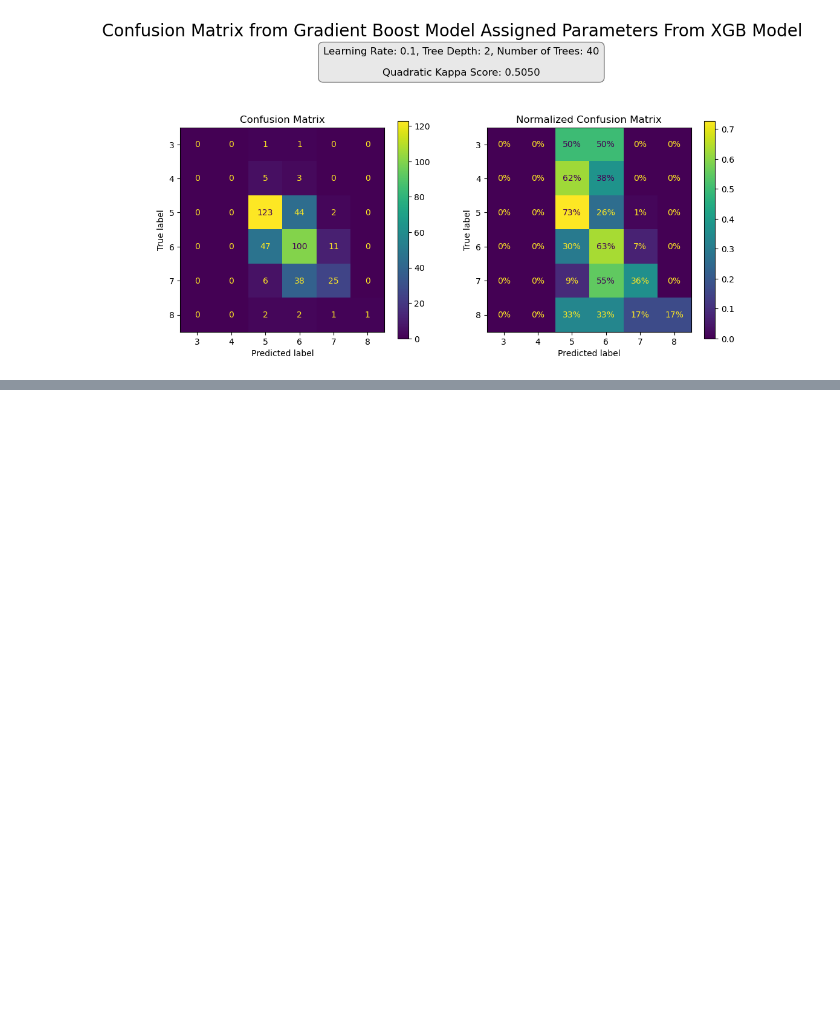
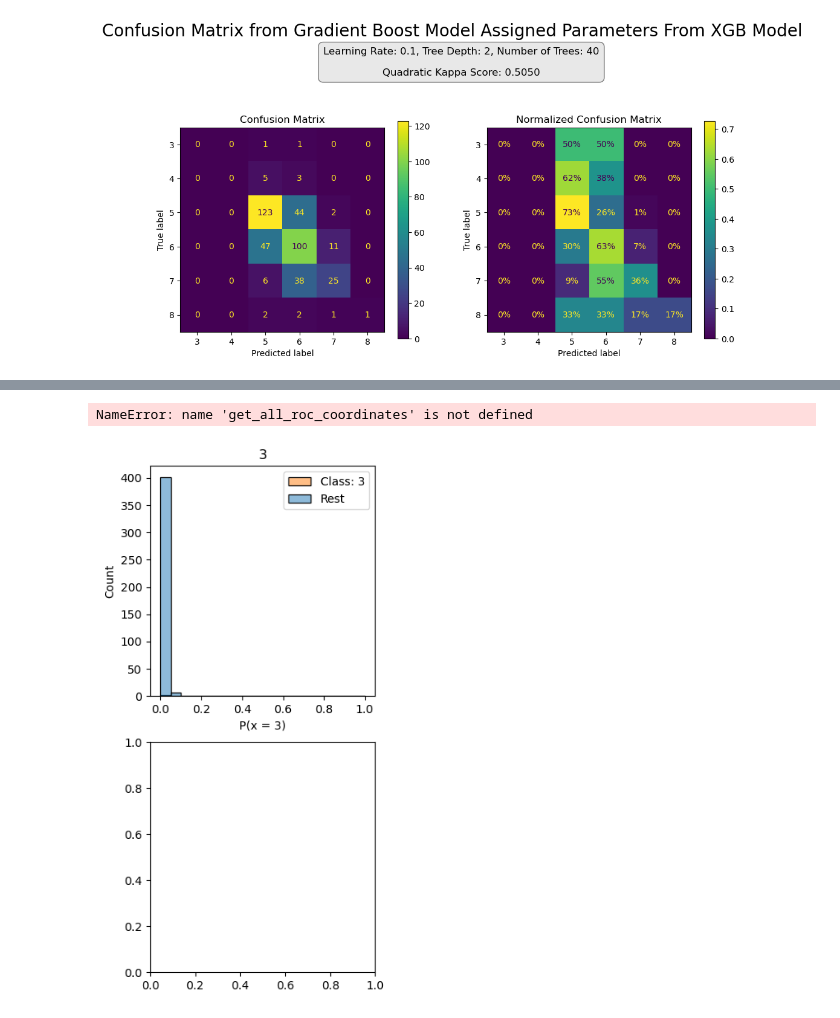
Before and after one commit to Nicholas-Simpson/Project-4, a Jupyter notebook: grad_boost_classifier_aucroc.ipynb, the cells around one changed output, grey strips where cells are left out. Saved outputs shown, nothing was run; the diff lists cells and outputs as text; code cells hidden in the pictures; blank space fills up the shorter version.

```diff
--- a/grad_boost_classifier_aucroc.ipynb
+++ b/grad_boost_classifier_aucroc.ipynb
@@ -356,0 +367,13 @@ plt.show()
+# %%
+# https://towardsdatascience.com/multiclass-classification-evaluation-with-roc-curves-and-roc-auc-294fd4617e3a
+quality_combinations = []
+quality_list = list(y_train.unique())
+for i in range(len(quality_list)):
+    for j in range (i+1, len(quality_list)):
+        quality_combinations.append([quality_list[i], quality_list[j]])
+        quality_combinations.append([quality_list[j], quality_list[i]])
+# %%
+# Predict class probabilities on the test data
+y_proba = best_gb_solo.predict_proba(X_val)
+y = pd.DataFrame(y_train.unique())
+y
@@ -356,0 +424,46 @@ plt.show()
+# %%
+# Get unique classes from y_train
+quality_list = np.unique(y_train)
+
+# Create combinations of quality pairs
+quality_combinations = []
+for i in range(len(quality_list)):
+    for j in range(i + 1, len(quality_list)):
+        quality_combinations.append([quality_list[i], quality_list[j]])
+        quality_combinations.append([quality_list[j], quality_list[i]])
+
+# Predict class probabilities on the validation data
+y_proba = best_gb_solo.predict_proba(X_val)
+
+# Plots the Probability Distributions and the ROC Curves One vs Rest
+plt.figure(figsize=(12, 8))
+bins = [i / 20 for i in range(21)]  # Fixed bins
+roc_auc_ovr = {}
+
+for i, q in enumerate(quality_list):
+    # Prepare an auxiliary DataFrame to help with the plots
+    df_aux = X_val.copy()
+    df_aux['class'] = [1 if y == q else 0 for y in y_val]
+    df_aux['prob'] = y_proba[:, i]
+
+    # Plot the probability distribution for the class and the rest
+    ax = plt.subplot(2, 3, i + 1)
+    sns.histplot(x="prob", data=df_aux, hue='class', color='b', ax=ax, bins=bins)
+    ax.set_title(q)
+    ax.legend([f"Class: {q}", "Rest"])
+    ax.set_xlabel(f"P(x = {q})")
+
+    # Calculate the ROC Coordinates and plot the ROC Curves
+    ax_bottom = plt.subplot(2, 3, i + 4)
+    tpr, fpr = get_all_roc_coordinates(df_aux['class'], df_aux['prob'])
+    plot_roc_curve(tpr, fpr, scatter=False, ax=ax_bottom)
+    ax_bottom.set_title("ROC Curve OvR")
+
+    # Calculate the ROC AUC OvR
+    roc_auc_ovr[q] = roc_auc_score(df_aux['class'], df_aux['prob'])
+
+plt.tight_layout()
+plt.show()
+# %% [output]
+NameError: name 'get_all_roc_coordinates' is not defined
+[figure, added]
```
Also changed, not shown: parts of 6 cells of this notebook, 5 other files.
